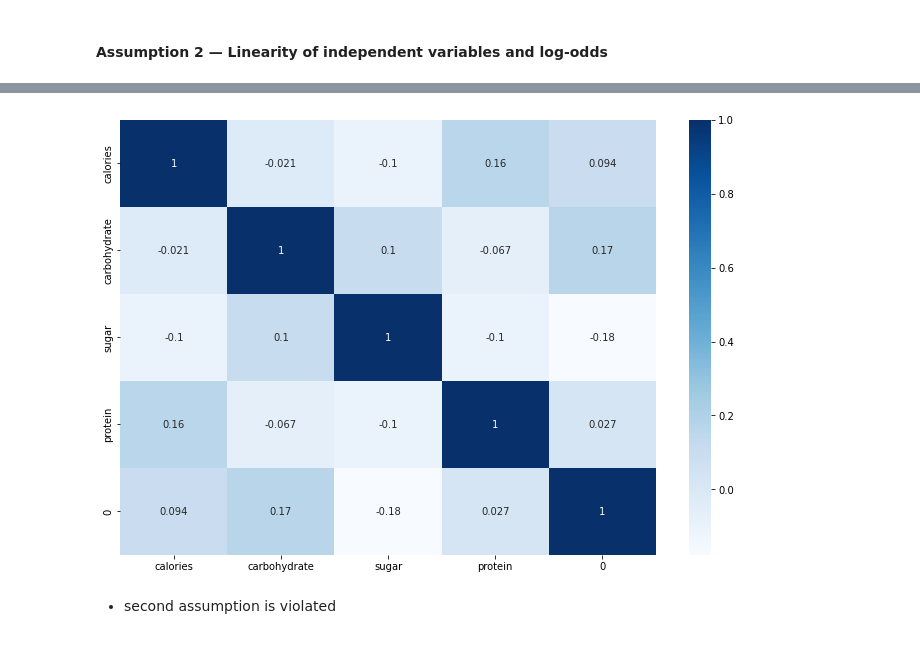
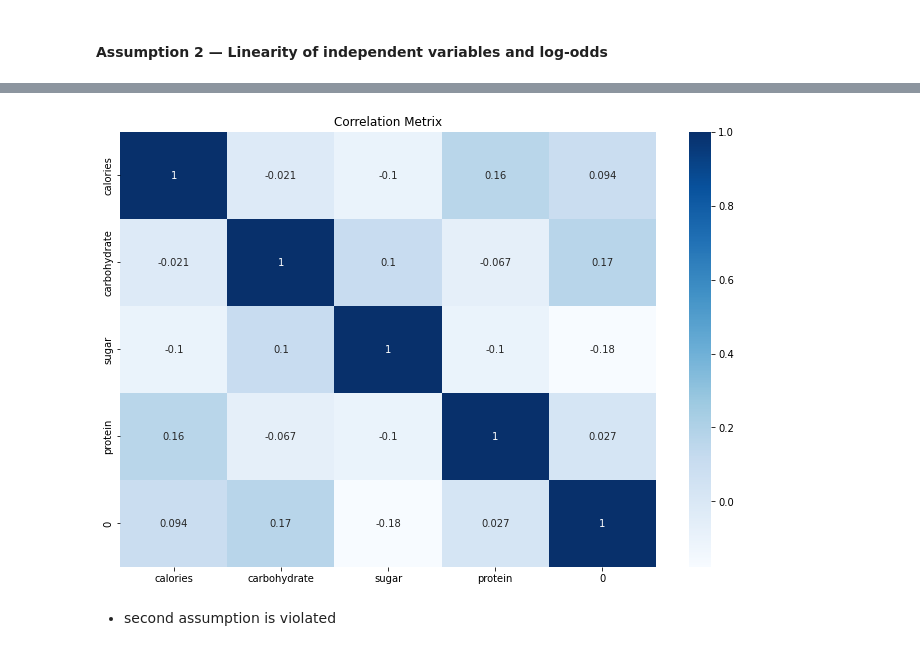
Before and after one commit to MahmoudAdel-hub/DSProfessional, a Jupyter notebook: DSProfessional.ipynb, the cells around one changed output, grey strips where cells are left out. Saved outputs shown, nothing was run; the diff lists cells and outputs as text; code cells hidden in the pictures.

```diff
--- a/DSProfessional.ipynb
+++ b/DSProfessional.ipynb
@@ -426,9 +432,10 @@ Assu2 = pd.merge(predictors[['calories', 'carbohydrate', 'sugar', 'protein']],pd
 # %%
 plt.subplots(figsize=(12,8))
 sns.heatmap(Assu2.corr(),annot=True,cmap='Blues')
+plt.title('Correlation Metrix')
 plt.show()
 # %% [output]
-[figure, old version]
+[figure, new version]
 # %% [markdown]
 - second assumption is violated
 # %% [markdown]
```
Also changed, not shown: parts of 10 cells of this notebook, 3 other files.
